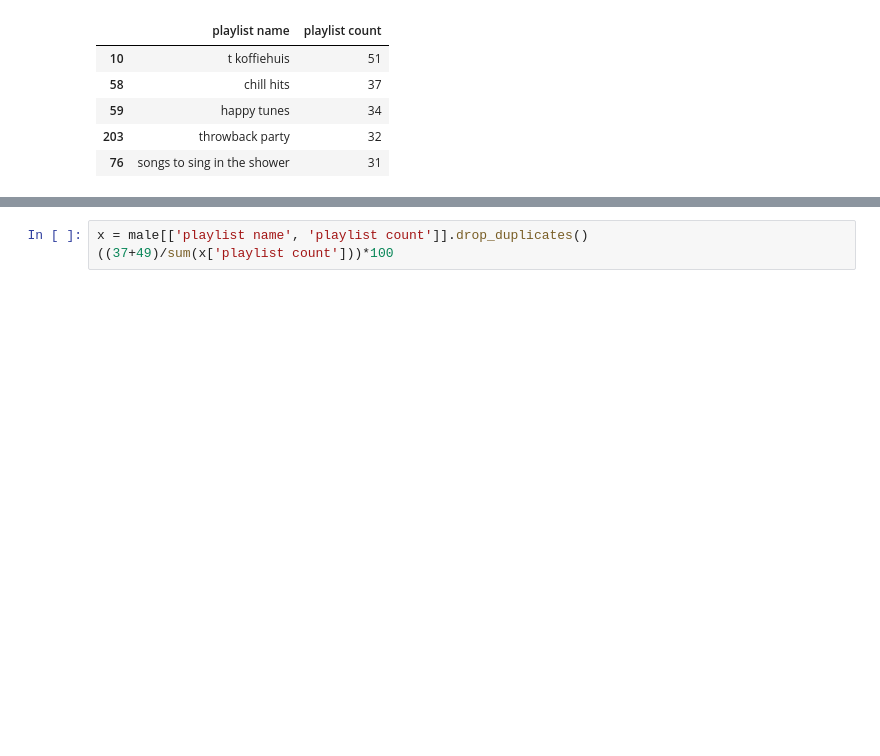
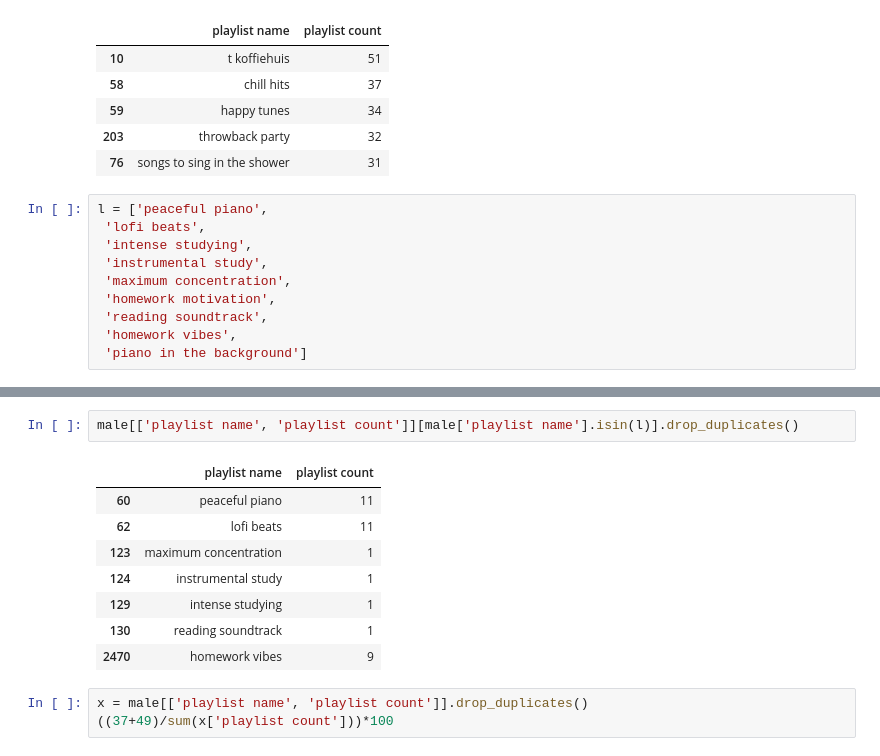
Before and after one commit to Yvysanna/Thesis, a Jupyter notebook: spotify1.ipynb, the cells around one changed output, grey strips where cells are left out. Cells and saved outputs as stored; diff of their text form; blank space fills up the shorter version.

```diff
--- a/spotify1.ipynb
+++ b/spotify1.ipynb
@@ -599,3 +599,13 @@ male[['playlist name', 'playlist count']][male['category'] == 'moods and activit
 | 59 | happy tunes | 34 |
 | 203 | throwback party | 32 |
 | 76 | songs to sing in the shower | 31 |
+# %%
+l = ['peaceful piano',
+ 'lofi beats',
+ 'intense studying',
+ 'instrumental study',
+ 'maximum concentration',
+ 'homework motivation',
+ 'reading soundtrack',
+ 'homework vibes',
+ 'piano in the background']
@@ -602,3 +645,14 @@ male[['playlist name', 'playlist count']][male['category'] == 'moods and activit
+# %%
+male[['playlist name', 'playlist count']][male['playlist name'].isin(l)].drop_duplicates()
+# %% [output]
+|  | playlist name | playlist count |
+| 60 | peaceful piano | 11 |
+| 62 | lofi beats | 11 |
+| 123 | maximum concentration | 1 |
+| 124 | instrumental study | 1 |
+| 129 | intense studying | 1 |
+| 130 | reading soundtrack | 1 |
+| 2470 | homework vibes | 9 |
 # %%
 x = male[['playlist name', 'playlist count']].drop_duplicates()
 ((37+49)/sum(x['playlist count']))*100
```
Also changed, not shown: parts of 6 cells of this notebook, 5 other files.
